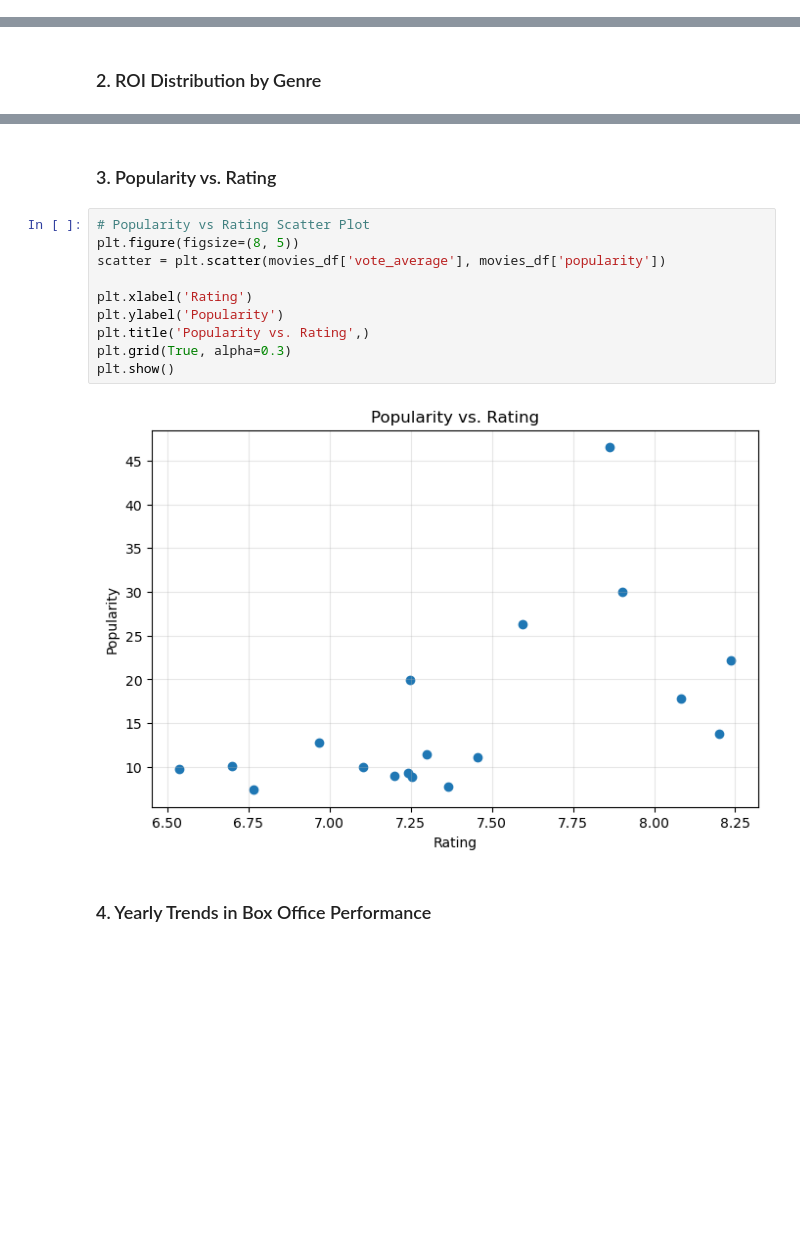
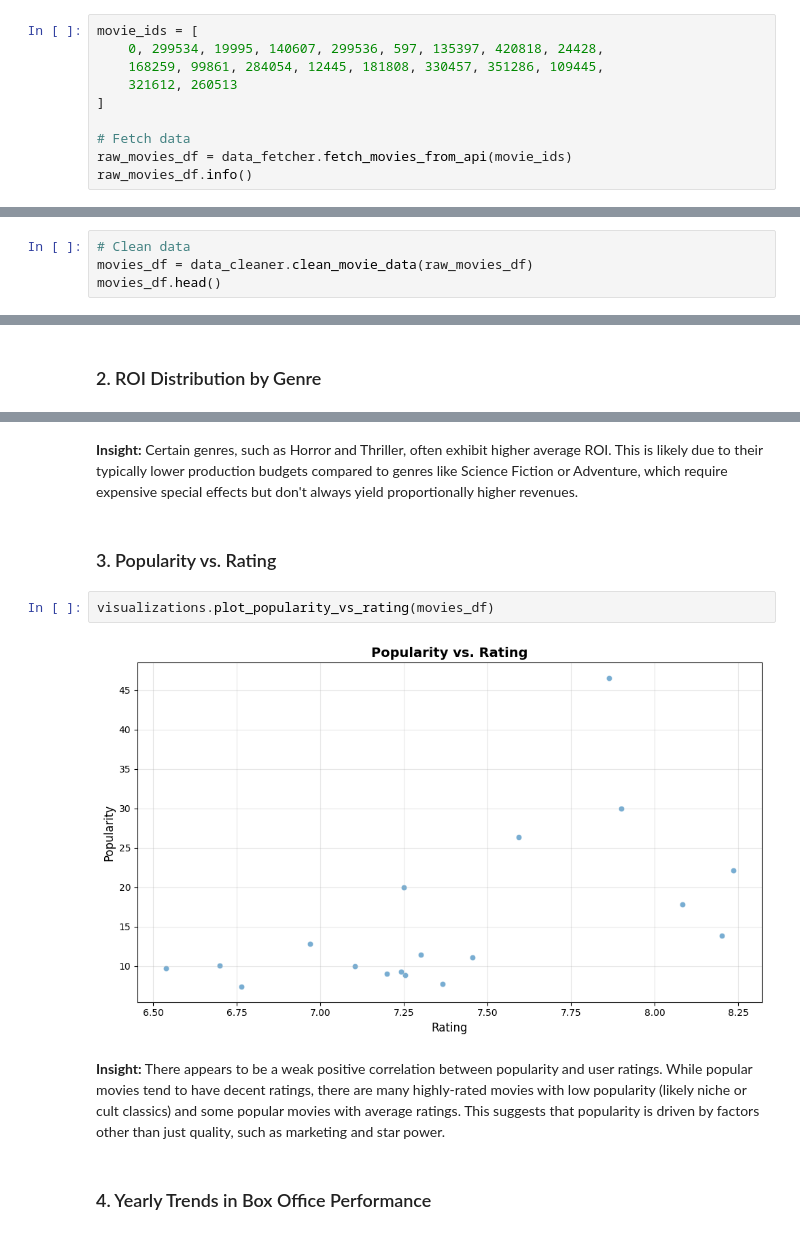
Before and after one commit to manaf-dev/tmdb-movie-data-analysis, a Jupyter notebook: notebooks/TMDB_Movie_Analysis.ipynb, the cells around one changed output, grey strips where cells are left out. Drawn from its saved outputs; the diff is of its cells as text; blank space fills up the shorter version.

```diff
--- a/notebooks/TMDB_Movie_Analysis.ipynb
+++ b/notebooks/TMDB_Movie_Analysis.ipynb
@@ -74,0 +32,10 @@ memory usage: 3.7+ KB
+# %%
+movie_ids = [
+    0, 299534, 19995, 140607, 299536, 597, 135397, 420818, 24428,
+    168259, 99861, 284054, 12445, 181808, 330457, 351286, 109445,
+    321612, 260513
+]
+
+# Fetch data
+raw_movies_df = data_fetcher.fetch_movies_from_api(movie_ids)
+raw_movies_df.info()
@@ -226,0 +73,4 @@ movies_df.head(5)
+# %%
+# Clean data
+movies_df = data_cleaner.clean_movie_data(raw_movies_df)
+movies_df.head()
@@ -486,17 +246,15 @@ plt.show()
+# %% [markdown]
+**Insight:**
+Certain genres, such as Horror and Thriller, often exhibit higher average ROI. This is likely due to their typically lower production budgets compared to genres like Science Fiction or Adventure, which require expensive special effects but don't always yield proportionally higher revenues.
 # %% [markdown]
 ### 3. Popularity vs. Rating
 # %%
-# Popularity vs Rating Scatter Plot
-plt.figure(figsize=(8, 5))
-scatter = plt.scatter(movies_df['vote_average'], movies_df['popularity'])
-
-plt.xlabel('Rating')
-plt.ylabel('Popularity')
-plt.title('Popularity vs. Rating',)
-plt.grid(True, alpha=0.3)
-plt.show()
+visualizations.plot_popularity_vs_rating(movies_df)
 # %% [output]
-[figure, old version]
+[figure, new version]
+# %% [markdown]
+**Insight:**
+There appears to be a weak positive correlation between popularity and user ratings. While popular movies tend to have decent ratings, there are many highly-rated movies with low popularity (likely niche or cult classics) and some popular movies with average ratings. This suggests that popularity is driven by factors other than just quality, such as marketing and star power.
 # %% [markdown]
 ### 4. Yearly Trends in Box Office Performance
 # %%
```
Also changed, not shown: parts of 36 cells of this notebook, 6 other files.
